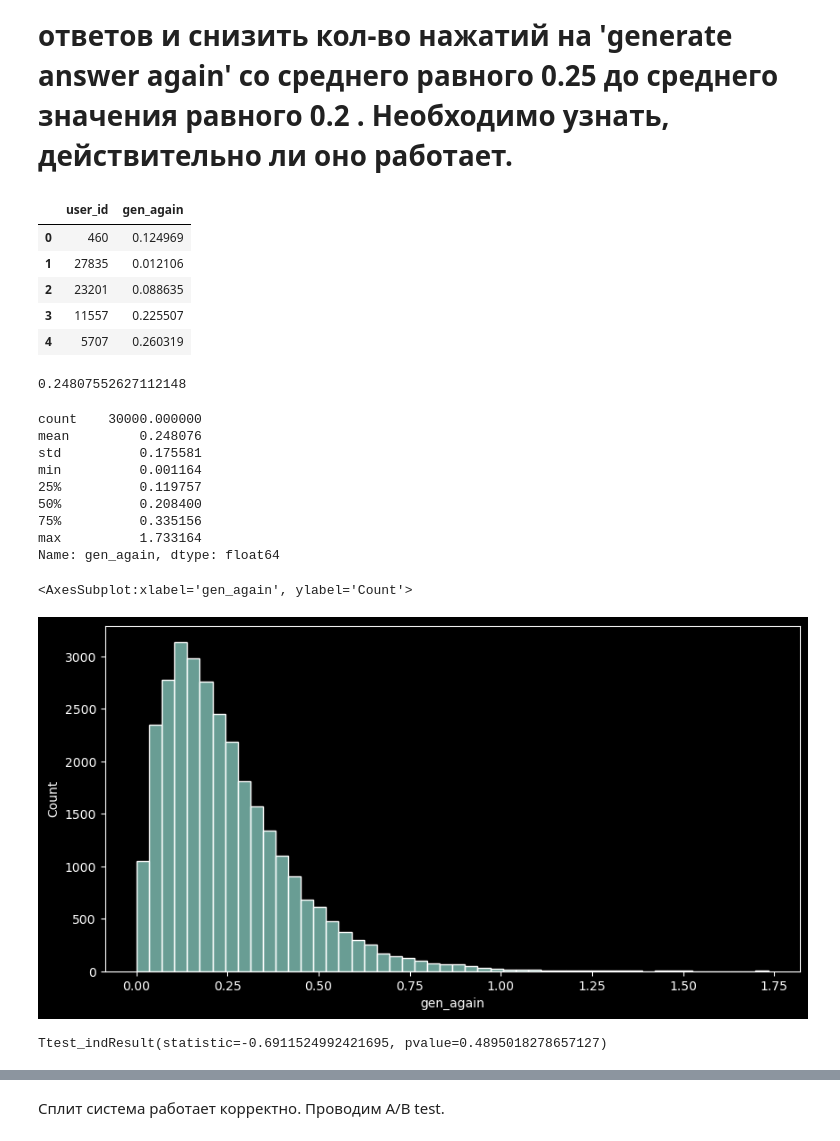
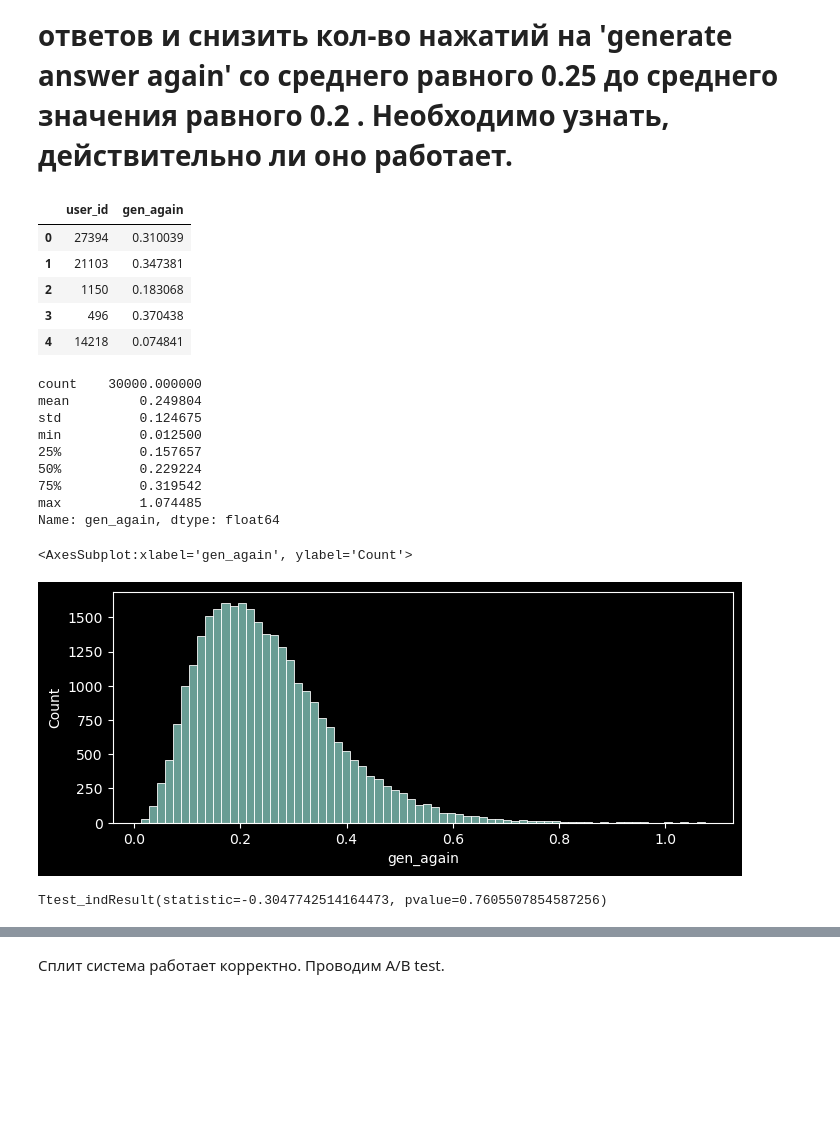
Before and after one commit to Nekian19/AAB_tests_pet, a Jupyter notebook: AA_AB_tests.ipynb, the cells around one changed output, grey strips where cells are left out. Saved outputs shown, nothing was run; the diff lists cells and outputs as text; code cells hidden in the pictures; blank space fills up the shorter version.

```diff
--- a/AA_AB_tests.ipynb
+++ b/AA_AB_tests.ipynb
@@ -19,7 +19,7 @@ warnings.filterwarnings("ignore")
 size = 30000 # Кол-во уникальных юзеров данного сервиса
 user_id = np.random.choice(size, size, replace=False) # Сгенерирую id пользователей
 current_mean = 0.25 # Задам текущее среднее значение
-shape = 2 # Форму распределение
+shape = 4 # Форму распределение
 scale = current_mean / shape # Scale, чтобы среднее было равно current_mean
 
 gen_again = np.random.gamma(shape, scale=scale, size=size)
@@ -28,31 +28,29 @@ data = pd.DataFrame({'user_id': user_id,
 data.head()
 # %% [output]
 |  | user_id | gen_again |
-| 0 | 460 | 0.124969 |
-| 1 | 27835 | 0.012106 |
-| 2 | 23201 | 0.088635 |
-| 3 | 11557 | 0.225507 |
-| 4 | 5707 | 0.260319 |
+| 0 | 27394 | 0.310039 |
+| 1 | 21103 | 0.347381 |
+| 2 | 1150 | 0.183068 |
+| 3 | 496 | 0.370438 |
+| 4 | 14218 | 0.074841 |
 # %%
-data.gen_again.mean()
+print(data.gen_again.describe())
 # %% [output]
-0.24807552627112148
+count    30000.000000
+mean         0.249804
+std          0.124675
+min          0.012500
+25%          0.157657
+50%          0.229224
+75%          0.319542
+max          1.074485
+Name: gen_again, dtype: float64
 # %%
-print(data.gen_again.describe())
-plt.figure(figsize=(10, 5))
-sns.histplot(data=data.gen_again, bins=50)
+plt.figure(figsize=(8, 3))
+sns.histplot(data=data.gen_again, bins=70)
 # %% [output]
-count    30000.000000
-mean         0.248076
-std          0.175581
-min          0.001164
-25%          0.119757
-50%          0.208400
-75%          0.335156
-max          1.733164
-Name: gen_again, dtype: float64
+<AxesSubplot:xlabel='gen_again', ylabel='Count'>
-<AxesSubplot:xlabel='gen_again', ylabel='Count'>
-[figure, old version]
+[figure, new version]
 # %%
 # Рассчитаю время и размер выборки необходимой для проведения A/B теста.
 
@@ -74,7 +72,7 @@ control_group = t_data.query('group == "control"')
 test_group = t_data.query('group == "test"')
 stats.ttest_ind(control_group.gen_again, test_group.gen_again, equal_var=False)
 # %% [output]
-Ttest_indResult(statistic=-0.6911524992421695, pvalue=0.4895018278657127)
+Ttest_indResult(statistic=-0.3047742514164473, pvalue=0.7605507854587256)
 # %%
 fig, ax = plt.subplots(nrows=2, figsize=(8,8))
 plt.subplots_adjust(hspace=0.6, top=0.9, bottom=0.1)
```
Also changed, not shown: parts of 8 cells of this notebook.
